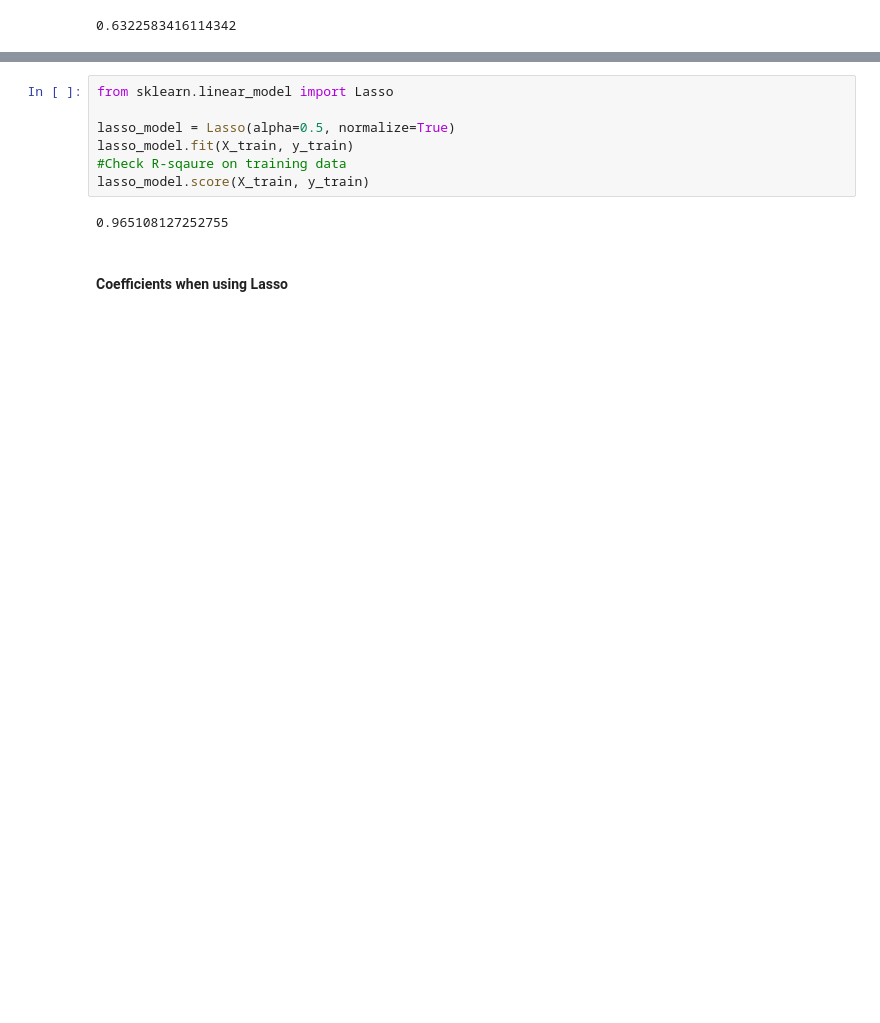
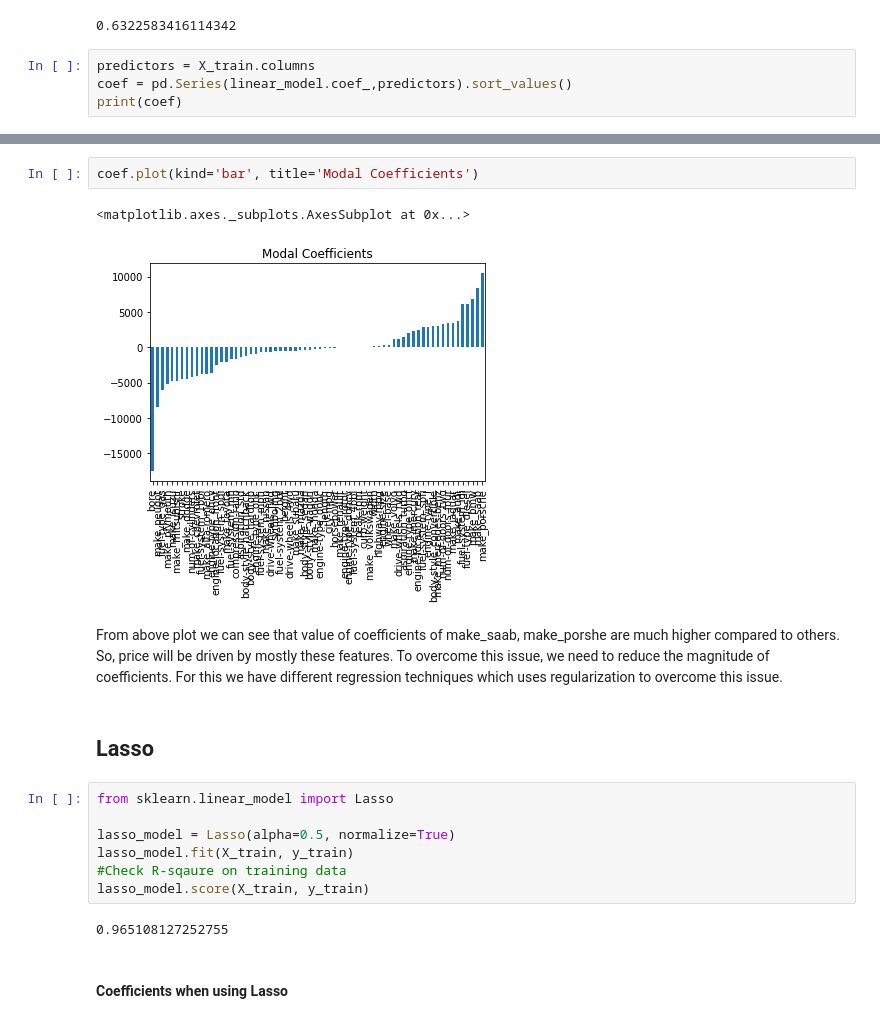
Before and after one commit to bansalrishi/MachineLearningWithPython_UD, a Jupyter notebook: 02. LassoRidge Regression.ipynb, the cells around one changed output, grey strips where cells are left out. Cells and saved outputs as stored; diff of their text form; blank space fills up the shorter version.

```diff
--- a/02. LassoRidge Regression.ipynb
+++ b/02. LassoRidge Regression.ipynb
@@ -174,3 +174,7 @@ print(r_square)
 Populating the interactive namespace from numpy and matplotlib
 [figure]
 0.6322583416114342
+# %%
+predictors = X_train.columns
+coef = pd.Series(linear_model.coef_,predictors).sort_values()
+print(coef)
@@ -177,3 +194,13 @@ Populating the interactive namespace from numpy and matplotlib
+# %%
+coef.plot(kind='bar', title='Modal Coefficients')
+# %% [output]
+<matplotlib.axes._subplots.AxesSubplot at 0x...>
+[figure, added]
+# %% [markdown]
+From above plot we can see that value of coefficients of make_saab, make_porshe are much higher compared to others. So, price will be driven by mostly these features.
+To overcome this issue, we need to reduce the magnitude of coefficients. For this we have different regression techniques which uses regularization to overcome this issue.
+# %% [markdown]
+## Lasso
 # %%
 from sklearn.linear_model import Lasso
 
```
Also changed, not shown: parts of 5 cells of this notebook.
